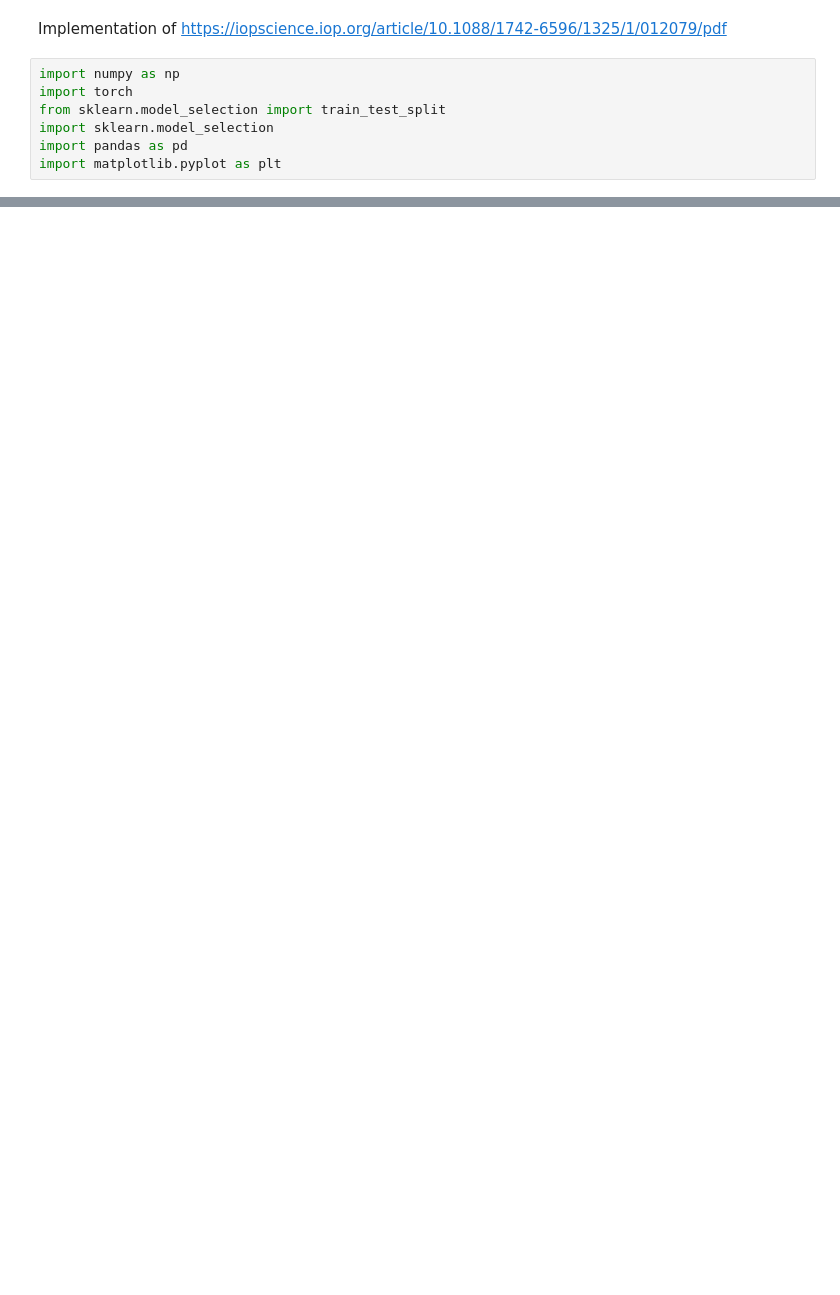
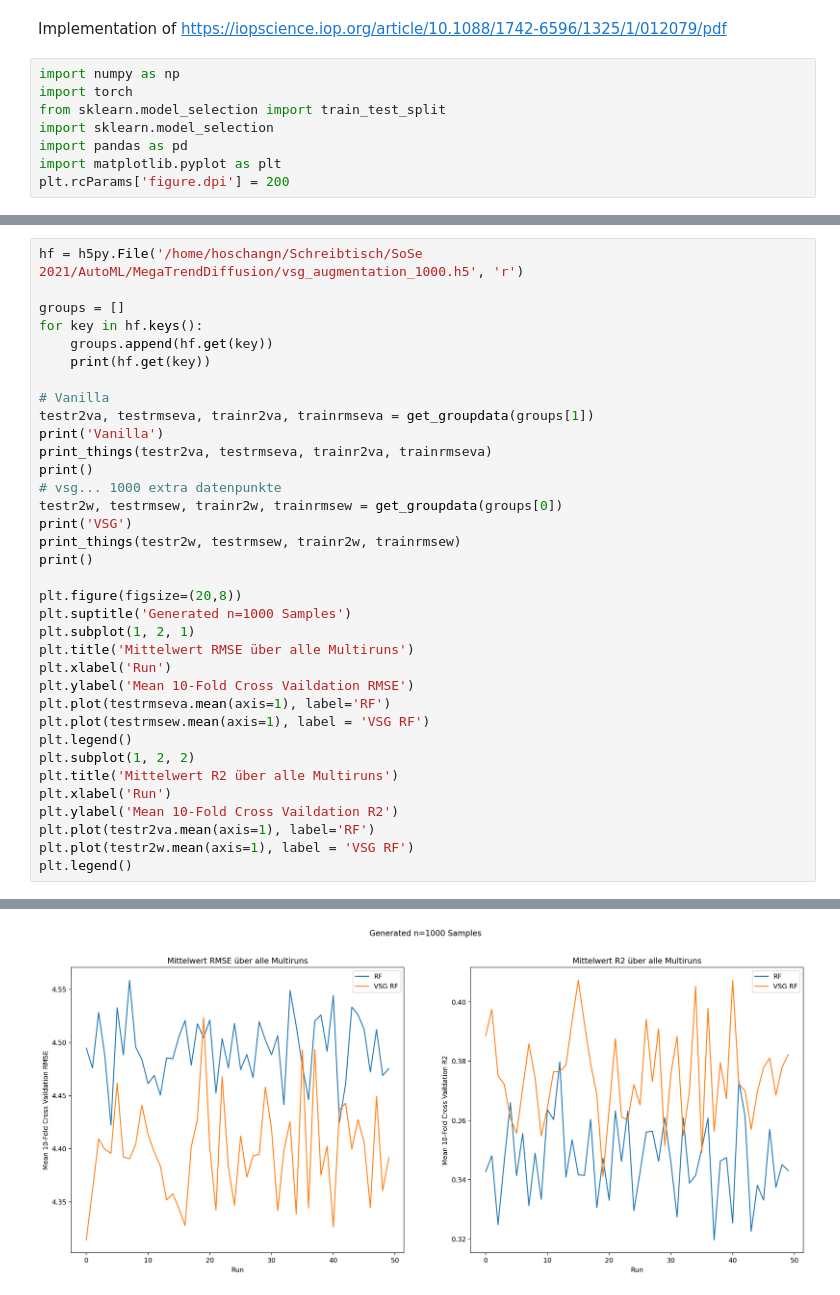
Before and after one commit to kobabulbul/AutoML, a Jupyter notebook: DataAugmentation/MTDMC.ipynb, the cells around one changed output, grey strips where cells are left out. Cells and saved outputs as stored; diff of their text form; blank space fills up the shorter version.

```diff
--- a/DataAugmentation/MTDMC.ipynb
+++ b/DataAugmentation/MTDMC.ipynb
@@ -7,3 +7,4 @@ from sklearn.model_selection import train_test_split
 import sklearn.model_selection
 import pandas as pd
 import matplotlib.pyplot as plt
+plt.rcParams['figure.dpi'] = 200
@@ -162,0 +83,36 @@ Test R2:  0.8353361958054434
+# %%
+hf = h5py.File('/home/hoschangn/Schreibtisch/SoSe 2021/AutoML/MegaTrendDiffusion/vsg_augmentation_1000.h5', 'r')
+
+groups = []
+for key in hf.keys():
+    groups.append(hf.get(key))
+    print(hf.get(key))
+
+# Vanilla
+testr2va, testrmseva, trainr2va, trainrmseva = get_groupdata(groups[1])
+print('Vanilla')
+print_things(testr2va, testrmseva, trainr2va, trainrmseva)
+print()
+# vsg... 1000 extra datenpunkte
+testr2w, testrmsew, trainr2w, trainrmsew = get_groupdata(groups[0])
+print('VSG')
+print_things(testr2w, testrmsew, trainr2w, trainrmsew)
+print()
+
+plt.figure(figsize=(20,8))
+plt.suptitle('Generated n=1000 Samples')
+plt.subplot(1, 2, 1)
+plt.title('Mittelwert RMSE über alle Multiruns')
+plt.xlabel('Run')
+plt.ylabel('Mean 10-Fold Cross Vaildation RMSE')
+plt.plot(testrmseva.mean(axis=1), label='RF')
+plt.plot(testrmsew.mean(axis=1), label = 'VSG RF')
+plt.legend()
+plt.subplot(1, 2, 2)
+plt.title('Mittelwert R2 über alle Multiruns')
+plt.xlabel('Run')
+plt.ylabel('Mean 10-Fold Cross Vaildation R2')
+plt.plot(testr2va.mean(axis=1), label='RF')
+plt.plot(testr2w.mean(axis=1), label = 'VSG RF')
+plt.legend()
+# %% [output]
@@ -162,0 +133 @@ Test R2:  0.8353361958054434
+[figure, added]
```
Also changed, not shown: parts of 8 cells of this notebook.
